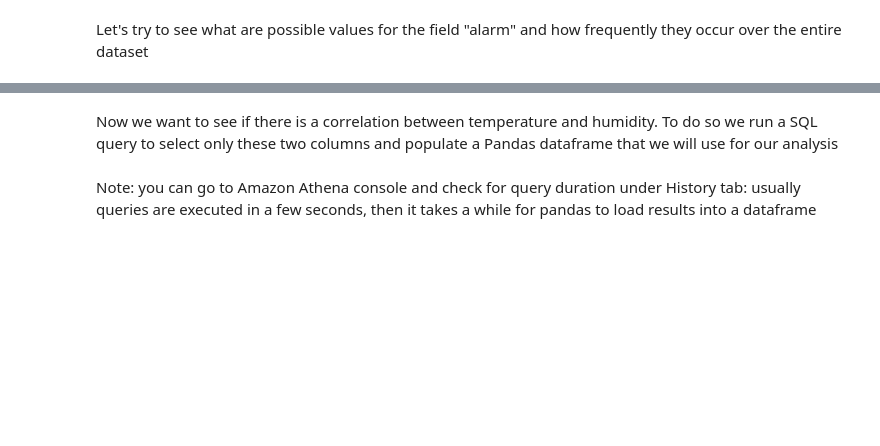
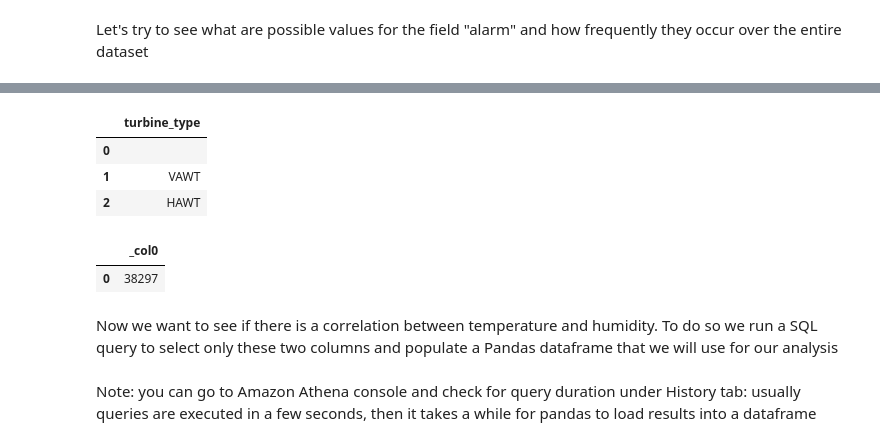
Before and after one commit to giuseppeporcelli/end-to-end-ml-application, a Jupyter notebook: 02_data_exploration_and_feature_eng/02_data_exploration_and_feature_eng.ipynb, the cells around one changed output, grey strips where cells are left out. Cells and saved outputs as stored; diff of their text form; code cells hidden in the pictures; blank space fills up the shorter version.

```diff
--- a/02_data_exploration_and_feature_eng/02_data_exploration_and_feature_eng.ipynb
+++ b/02_data_exploration_and_feature_eng/02_data_exploration_and_feature_eng.ipynb
@@ -200,3 +206,15 @@ pd.read_sql('SELECT breakdown, (COUNT(breakdown) * 100.0 / (SELECT COUNT(*) FROM
+# %%
+pd.read_sql('SELECT DISTINCT(turbine_type) FROM "endtoendml-db".data', conn)
+# %% [output]
+|  | turbine_type |
+| 0 |  |
+| 1 | VAWT |
+| 2 | HAWT |
+# %%
+pd.read_sql('SELECT COUNT(*) FROM "endtoendml-db".data WHERE oil_temperature IS NULL GROUP BY oil_temperature', conn)
+# %% [output]
+|  | _col0 |
+| 0 | 38297 |
 # %% [markdown]
 Now we want to see if there is a correlation between temperature and humidity. To do so we run a SQL query to select only these two columns and populate a Pandas dataframe that we will use for our analysis
 # %%
```
Also changed, not shown: parts of 27 cells of this notebook, 1 other file.
